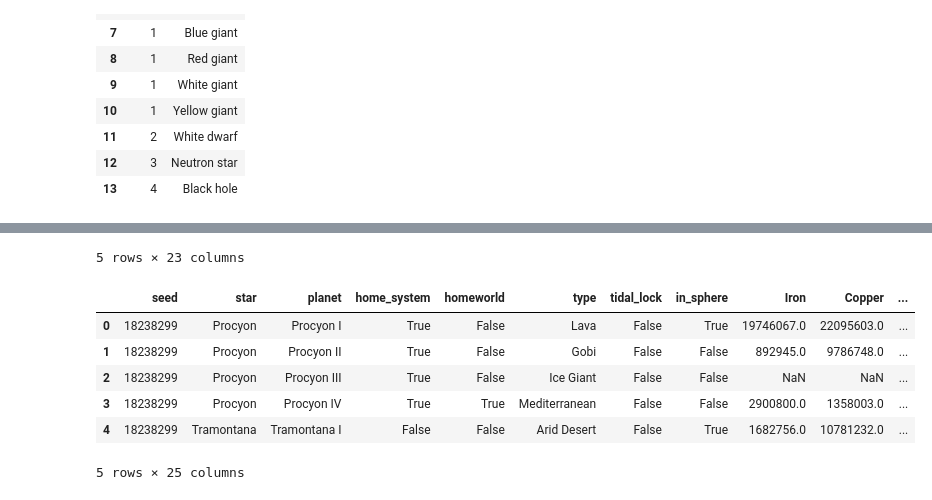
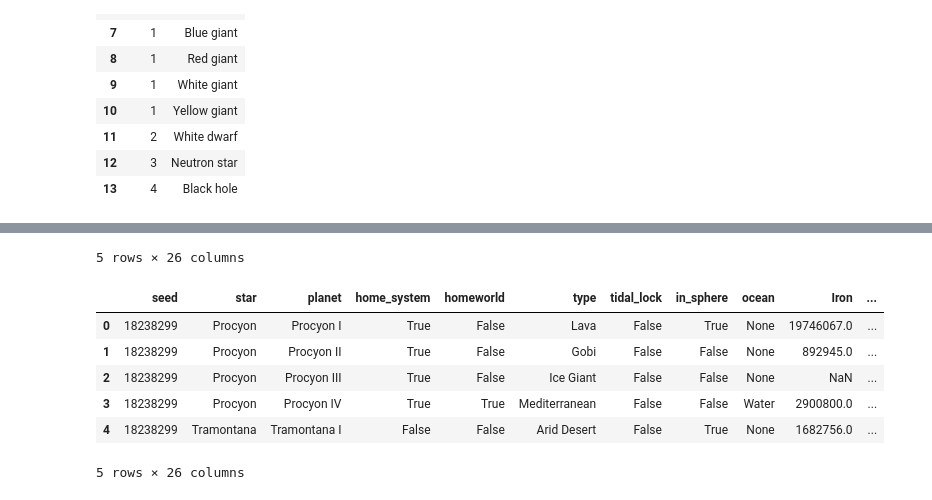
Before and after one commit to drakesiard/dsp-seed-export-parser, a Jupyter notebook: scanner.ipynb, the cells around one changed output, grey strips where cells are left out. Drawn from its saved outputs; the diff is of its cells as text; code cells hidden in the pictures.

```diff
--- a/scanner.ipynb
+++ b/scanner.ipynb
@@ -10,6 +10,7 @@ import multiprocessing as mp
 from functools import partial
 import statsmodels.api as sm
 import seaborn as sns
+from IPython.display import display, HTML
 
 spectra_map = {0: 'M', 1: 'K', 2: 'G', 3: 'F', 4: 'A', 5: 'B', 6: 'O', 7: 'X'}
 singularity_flags = {
@@ -27,22 +28,29 @@ star_type_map = {
     3: 'Neutron Star',
     4: 'Black Hole',
 }
-vein_types = [
-    'Iron', 'Copper', 'Silicium', 'Titanium', 'Stone', 'Coal', 'Oil', 'Fireice',
-    'Diamond', 'Fractal', 'Crysrub', 'Grat', 'Bamboo', 'Mag',
-]
-gas_types = [
-    'Hydrogen gas', 'Deuterium gas', 'Fire ice gas',
-]
+vein_type_map = {
+    'Iron': 'Iron', 'Copper': 'Copper', 'Silicium': 'Silicon', 'Titanium': 'Titanium',
+    'Stone': 'Stone', 'Coal': 'Coal', 'Oil' : 'Oil', 'Fireice': 'Fire ice', 'Diamond': 'Kimberlite',
+    'Fractal': 'Fractal Silicon', 'Crysrub': 'Organic Crystal', 'Grat': 'Optical Grating',
+    'Bamboo': 'Spiniform Stalagmite Crystal', 'Mag': 'Unipolar Magnets',
+}
+vein_types = list(vein_type_map.values())
+ocean_types = ['Water', 'Sulfuric acid']
+base_types = ['Iron', 'Copper', 'Silicon', 'Titanium', 'Stone', 'Coal']
+gas_types = ['Hydrogen gas', 'Deuterium gas', 'Fire ice gas',]
+S_scaled = gas_types + ['Oil']
+M_scaled = [x for x in vein_types if x not in S_scaled]
+
 previous_runs = [
     84459701, 16015752, 22778246, 26027001, 57786559, 51279269, 94520636,
     32680784, 88834638, 22161804, 87759803, 76768927, 18238299,
 ]
 # %%
 export_path = next(x for x in [
-    '/mnt/c/' + r'\Users\Drake\Documents\Dyson Sphere Program\dsp_seedexporter'.replace('\\', '/'),
-    '/run/user/1000/gvfs/smb-share:server=chonyi.local,share=dsp_seedexporter/',
-    '/media/drake/Windows/Users/Drake/Documents/Dyson Sphere Program/dsp_seedexporter/',
+      os.path.expanduser('~/data/dsp/seeds'),
+#     '/mnt/c/' + r'\Users\Drake\Documents\Dyson Sphere Program\dsp_seedexporter'.replace('\\', '/'),
+#     '/run/user/1000/gvfs/smb-share:server=chonyi.local,share=dsp_seedexporter/',
+#     '/media/drake/Windows/Users/Drake/Documents/Dyson Sphere Program/dsp_seedexporter/',
 ] if os.path.isdir(x))
 seed_re = re.compile(r'seed_(?P<seed>\d{8}).json.gz')
 # %%
@@ -216,9 +224,11 @@ def scan_systems(universe):
                 'type': planet.get('typeString', None),
                 'tidal_lock': (planet['singularity'] & singularity_flags['TidalLocked']) > 0,
                 'in_sphere': planet['sunDistance'] <= max_dyson_rad / DYSON_SPHERE_BUFFER,
+                'ocean': planet.get('waterItem', None),
+
             }
             if 'vein' in planet:
-                planet_veins = planet['vein']
+                planet_veins = {vein_type_map[k]: v for k, v in planet['vein'].items()}
             elif 'gas' in planet:
                 planet_veins = {(k + ' gas'): float(v['gasSpeed']) for k,v in planet['gas'].items()}
             else:
@@ -230,8 +240,15 @@ def scan_systems(universe):
     planet_df['Oil'] *= OIL_SPEED_MULTIPLIER
 
     star_df = pd.DataFrame.from_records(stars)
-    star_resources = planet_df.groupby('star').sum().reindex(vein_types + gas_types, axis='columns')
-    star_df = star_df.merge(star_resources, left_on='star', right_index=True, how='outer')
+    systems = planet_df.groupby('star')
+    star_resources = systems.sum().reindex(vein_types + gas_types, axis='columns')
+    star_resources['planets'] = systems['planet'].count()
+    oceans = (systems['ocean'].value_counts().unstack() > 0)[['Water', 'Sulfuric acid']]
+    oceans.reindex(star_df['star'], fill_value=False)
+    star_df = (star_df
+               .merge(star_resources, left_on='star', right_index=True, validate='1:1')
+               .merge(oceans.reindex(star_df['star'], fill_value=False),
+                      left_on='star', right_index=True, validate='1:1'))
 
     return star_df, planet_df
 
@@ -243,16 +260,16 @@ display(planet_df.head())
 | 0 | 18238299 | Procyon | True | G | Main Sequence | 0.978408 | 23539812.0 | 33240354.0 | 13467962.0 | 13893383.0 | ... |
 | 1 | 18238299 | Tramontana | False | M | Main Sequence | 0.583942 | 14053173.0 | 28310788.0 | 3529581.0 | 37695658.0 | ... |
 | 2 | 18238299 | Gamma Vulpeculae | False | K | Main Sequence | 0.823254 | 36914259.0 | 41160402.0 | 20979566.0 | 37358159.0 | ... |
 | 3 | 18238299 | YedPrior | False | M | Main Sequence | 0.497194 | 26414756.0 | 18726224.0 | 19573996.0 | 39492924.0 | ... |
 | 4 | 18238299 | Lambda Sagittae | False | K | Main Sequence | 0.817663 | 9531719.0 | 1975948.0 | 4960219.0 | 31078570.0 | ... |
-5 rows × 23 columns
+5 rows × 26 columns
-|  | seed | star | planet | home_system | homeworld | type | tidal_lock | in_sphere | Iron | Copper | ... |
-| 0 | 18238299 | Procyon | Procyon I | True | False | Lava | False | True | 19746067.0 | 22095603.0 | ... |
-| 1 | 18238299 | Procyon | Procyon II | True | False | Gobi | False | False | 892945.0 | 9786748.0 | ... |
-| 2 | 18238299 | Procyon | Procyon III | True | False | Ice Giant | False | False | NaN | NaN | ... |
-| 3 | 18238299 | Procyon | Procyon IV | True | True | Mediterranean | False | False | 2900800.0 | 1358003.0 | ... |
-| 4 | 18238299 | Tramontana | Tramontana I | False | False | Arid Desert | False | True | 1682756.0 | 10781232.0 | ... |
+|  | seed | star | planet | home_system | homeworld | type | tidal_lock | in_sphere | ocean | Iron | ... |
+| 0 | 18238299 | Procyon | Procyon I | True | False | Lava | False | True | None | 19746067.0 | ... |
+| 1 | 18238299 | Procyon | Procyon II | True | False | Gobi | False | False | None | 892945.0 | ... |
+| 2 | 18238299 | Procyon | Procyon III | True | False | Ice Giant | False | False | None | NaN | ... |
+| 3 | 18238299 | Procyon | Procyon IV | True | True | Mediterranean | False | False | Water | 2900800.0 | ... |
+| 4 | 18238299 | Tramontana | Tramontana I | False | False | Arid Desert | False | True | None | 1682756.0 | ... |
-5 rows × 25 columns
+5 rows × 26 columns
 # %%
 with mp.Pool(mp.cpu_count() - 1) as pool:
     star_dfs, planet_dfs = zip(*pool.imap_unordered(partial(process_universe, scan_systems), files, chunksize=100))
```
Also changed, not shown: parts of 8 cells of this notebook.
